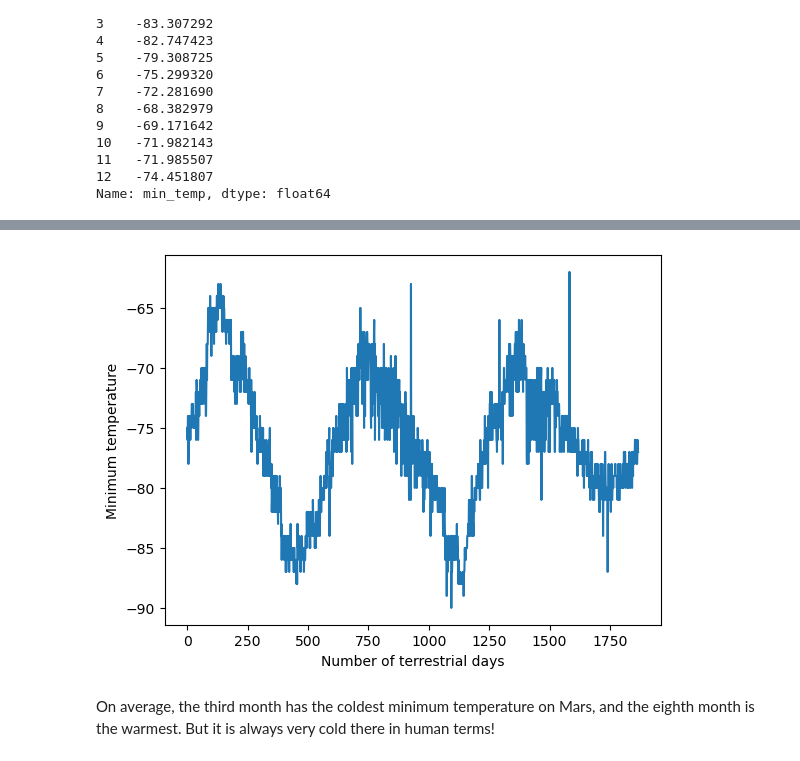
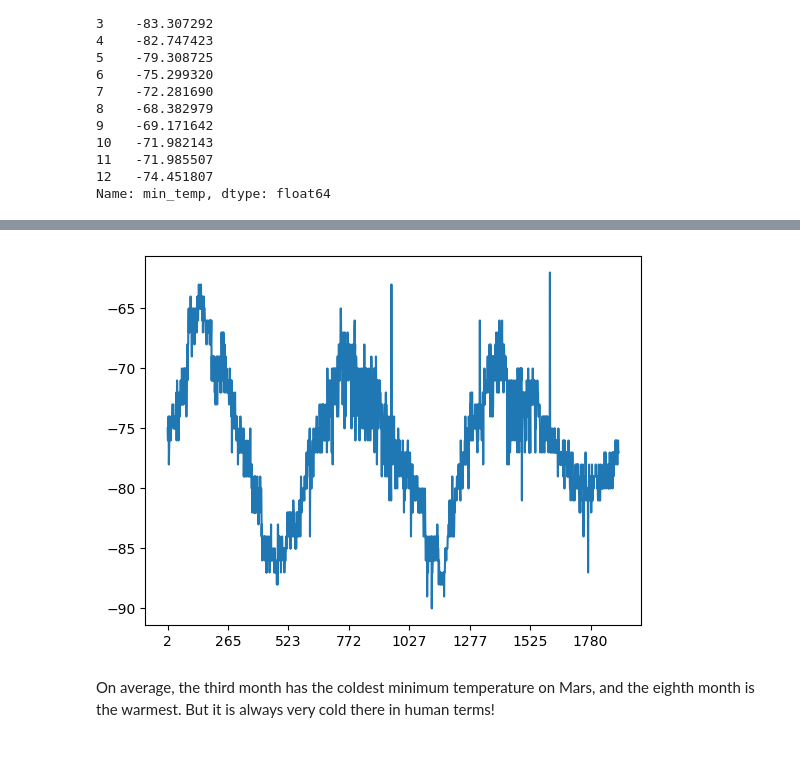
Before and after one commit to JuanJCoronado/Challenge11_JuanJCoronado, a Jupyter notebook: part_2_mars_weather.ipynb, the cells around one changed output, grey strips where cells are left out. Saved outputs shown, nothing was run; the diff lists cells and outputs as text; code cells hidden in the pictures.

```diff
--- a/part_2_mars_weather.ipynb
+++ b/part_2_mars_weather.ipynb
@@ -241,7 +268,17 @@ Name: pressure, dtype: float64
 # %%
 # 5. How many terrestrial (earth) days are there in a Martian year?
+x_values = data['id']
+y_values = data['min_temp']
+
+plt.xlabel = 'Number of terrestrial days'
+plt.ylabel = 'Minimum temperature'
+
+plt.plot(x_values, y_values)
+
+plt.xticks(range(0, len(x_values),250))
+plt.show()
 # %% [output]
-[figure, old version]
+[figure, new version]
 # %% [markdown]
 On average, the third month has the coldest minimum temperature on Mars, and the eighth month is the warmest. But it is always very cold there in human terms!
 # %% [markdown]
```
Also changed, not shown: parts of 10 cells of this notebook.
